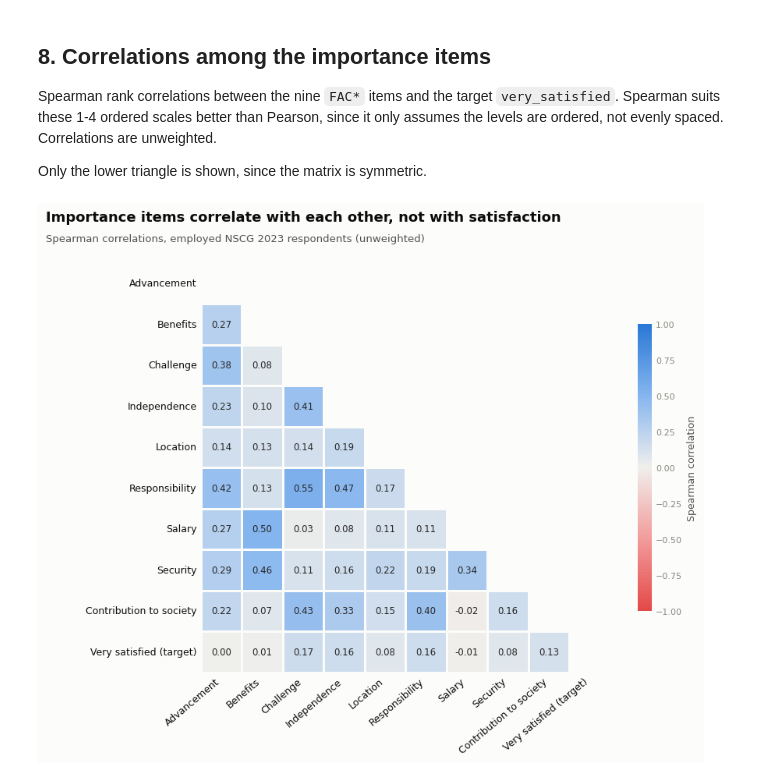
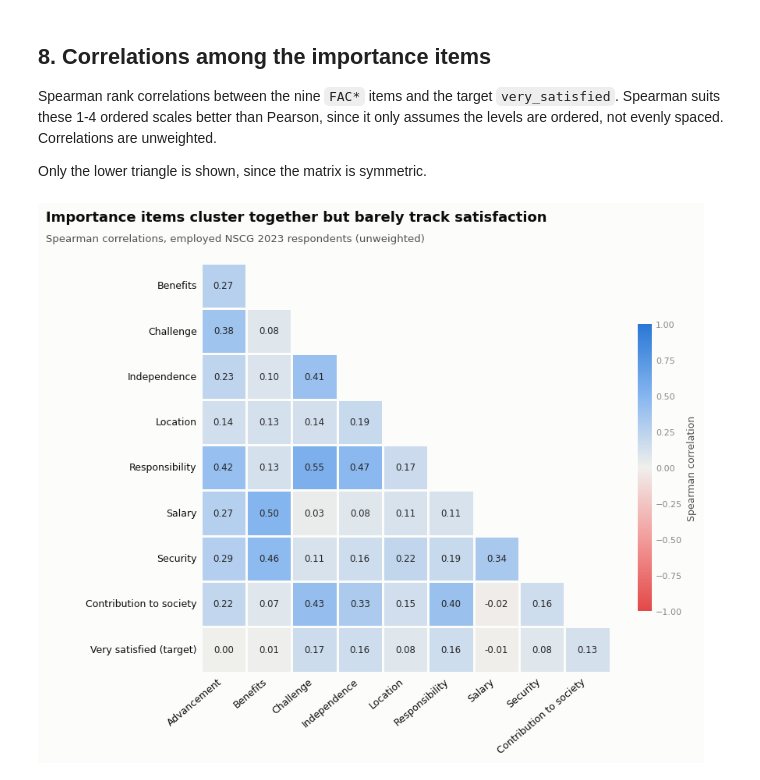
Before and after one commit to Break-Through-Tech/Swytch-2C-predicting-job-satisfaction-from-person-job-fit, a Jupyter notebook: notebooks/NSCG/nscg_eda.ipynb, the cells around one changed output. Cells and saved outputs as stored; diff of their text form; code cells hidden in the pictures.

Commit message:
Add career-timing columns and extended NSCG EDA

```diff
--- a/notebooks/NSCG/nscg_eda.ipynb
+++ b/notebooks/NSCG/nscg_eda.ipynb
@@ -24,7 +26,7 @@ df = pd.read_csv(DATA / "nscg2023_onet_clean.csv", dtype={c: str for c in CODES}
 df["onet_no_wv"] = df.onet_no_wv.fillna("")
 
 # CSV drops pandas categories; restore them for the labeled columns from cleaning step 5c
-CATEGORICAL = ["NEDTP", "RACETHM", "CTZN", "MARSTA", "NDGMEMG", "TELEC", "SEX_2023",
+CATEGORICAL = ["NEDTP", "RACETHM", "CTZN", "MARSTA", "NDGMEMG", "TELEC", "SEX_2023", "DGRDG",
                "ncses_label", "mapping_type", "wv_status"]
 df[CATEGORICAL] = df[CATEGORICAL].astype("category")
 
@@ -414,34 +427,36 @@ Only the lower triangle is shown, since the matrix is symmetric.
 HEAT_COLS = FAC_COLS + ["very_satisfied"]
 HEAT_NAMES = {f"FAC{f}": FACTOR_NAMES[f] for f in FACTORS} | {"very_satisfied": "Very satisfied (target)"}
 
 corr = df[HEAT_COLS].corr(method="spearman").rename(index=HEAT_NAMES, columns=HEAT_NAMES)
-mask = np.triu(np.ones_like(corr, dtype=bool))  # hide the diagonal and the mirrored upper half
+# Lower triangle only: drop the first row and last column (they'd be empty), then hide the upper half
+lower = corr.iloc[1:, :-1]
+mask = np.triu(np.ones_like(lower, dtype=bool), k=1)
 
 # Diverging: red (negative) <-> neutral gray at 0 <-> blue (positive)
 DIVERGING = LinearSegmentedColormap.from_list(
     "red_gray_blue", ["#e34948", "#f29c9b", "#f0efec", "#86b6ef", "#2a78d6"]
 )
 
 fig, ax = plt.subplots(figsize=(9, 7.5), facecolor=SURFACE)
 ax.set_facecolor(SURFACE)
 sns.heatmap(
-    corr, mask=mask, cmap=DIVERGING, vmin=-1, vmax=1, center=0,
+    lower, mask=mask, cmap=DIVERGING, vmin=-1, vmax=1, center=0,
     annot=True, fmt=".2f", annot_kws={"fontsize": 8.5},
     linewidths=2, linecolor=SURFACE, square=True,
     cbar_kws={"shrink": 0.7, "label": "Spearman correlation"}, ax=ax,
 )
 ax.tick_params(length=0, colors=INK, labelsize=9)
 plt.setp(ax.get_xticklabels(), rotation=40, ha="right")
 cbar = ax.collections[0].colorbar
 cbar.ax.tick_params(length=0, colors=MUTED, labelsize=8)
 cbar.outline.set_visible(False)
 cbar.set_label("Spearman correlation", color=INK_2, fontsize=9)
 
-fig.text(0.02, 0.97, "Importance items correlate with each other, not with satisfaction",
+fig.text(0.02, 0.97, "Importance items cluster together but barely track satisfaction",
          color=INK, fontsize=13, fontweight="semibold", va="top")
 fig.text(0.02, 0.93, "Spearman correlations, employed NSCG 2023 respondents (unweighted)",
          color=INK_2, fontsize=9.5, va="top")
 fig.subplots_adjust(top=0.88, left=0.2, right=0.98, bottom=0.18)
 plt.show()
 # %% [output]
-[figure, old version]
+[figure, new version]
```
Also changed, not shown: parts of 39 cells of this notebook, 2 other files.
